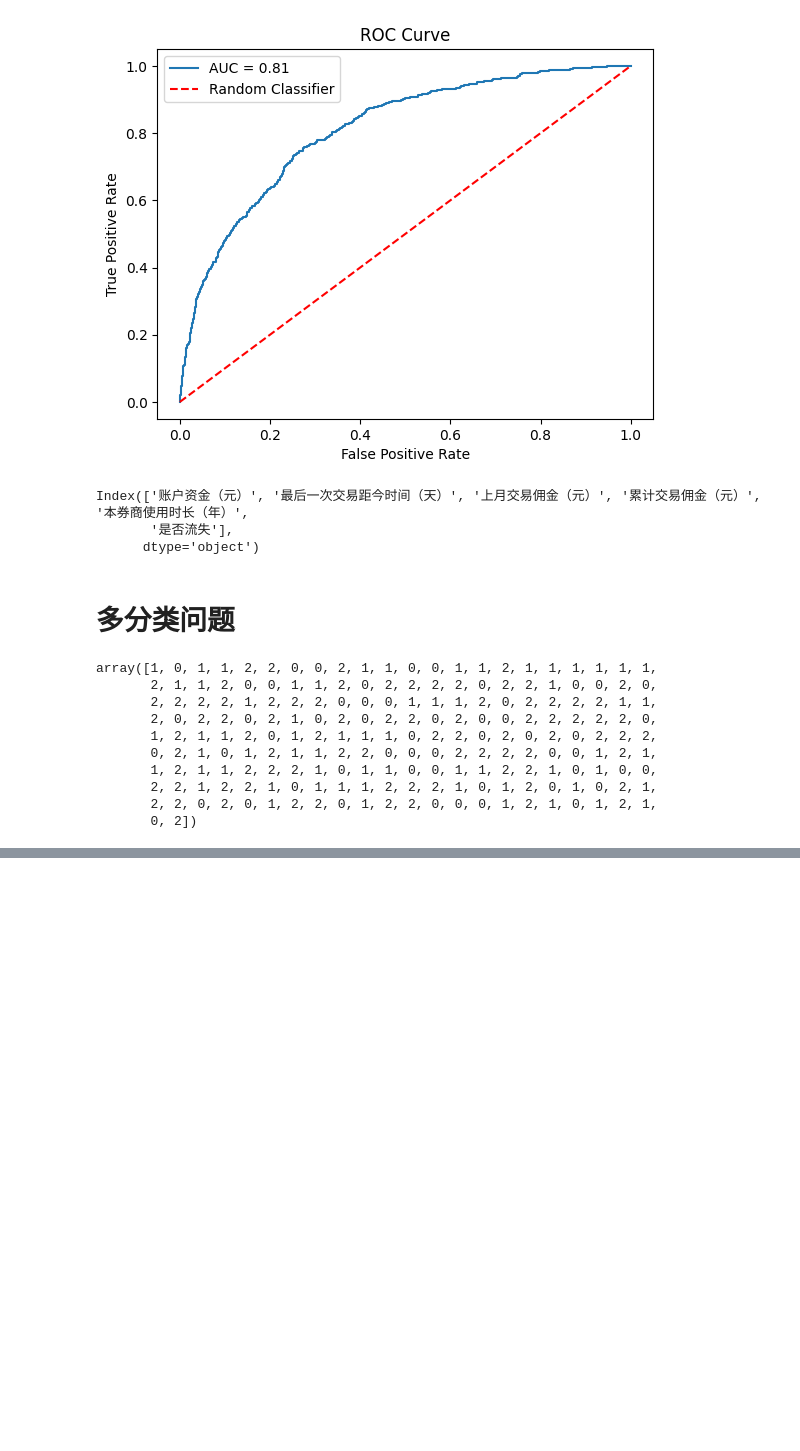
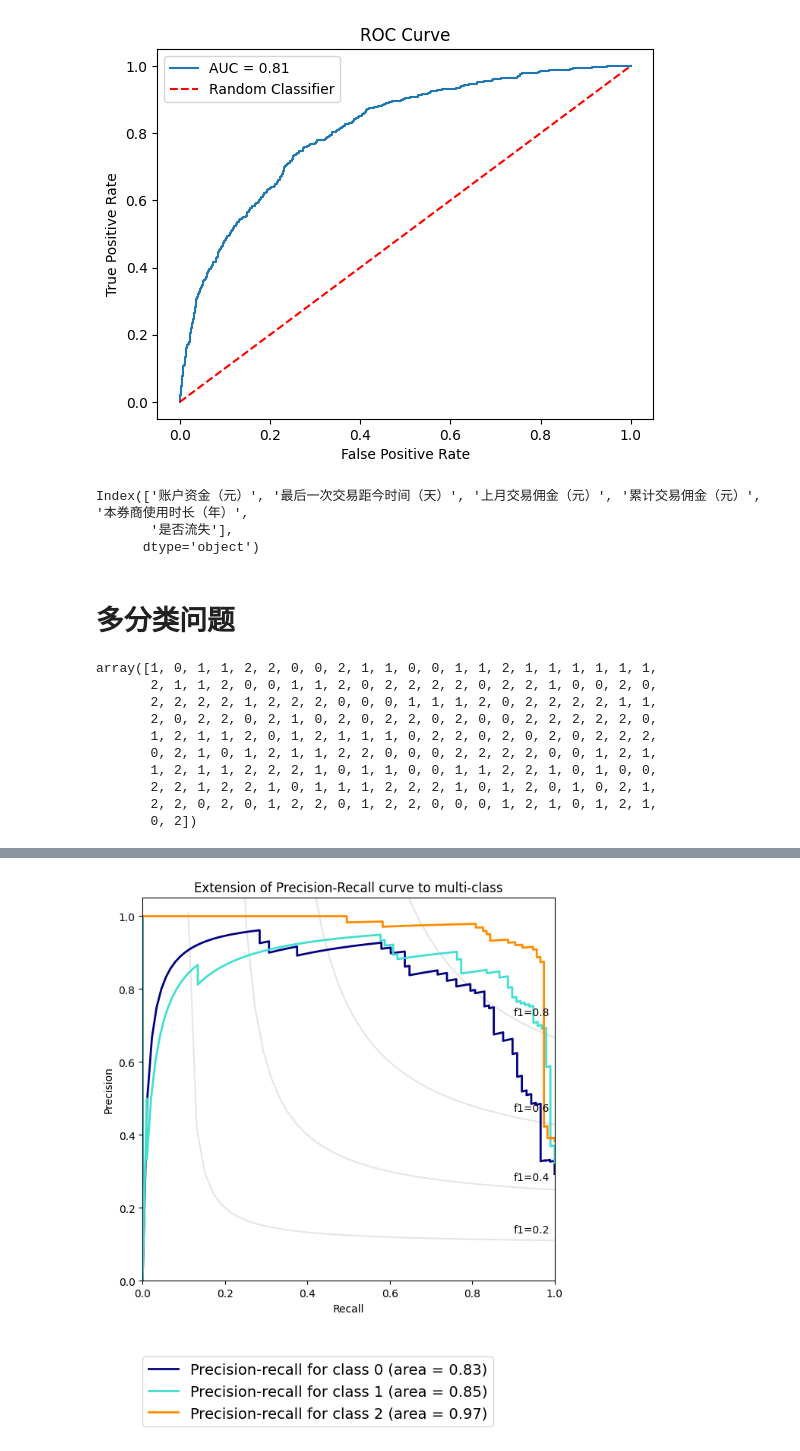
Before and after one commit to Bvbrutal/Machine-learning-basics, a Jupyter notebook: day02/logistic_regression.ipynb, the cells around one changed output, grey strips where cells are left out. Saved outputs shown, nothing was run; the diff lists cells and outputs as text; code cells hidden in the pictures; blank space fills up the shorter version.

```diff
--- a/day02/logistic_regression.ipynb
+++ b/day02/logistic_regression.ipynb
@@ -304,6 +304,11 @@ class LogisticRegressionMultiClass:
             self.weights -= self.learning_rate * dw
             self.bias -= self.learning_rate * db
 
+    def predict_proba(self, X):
+        model = np.dot(X, self.weights) + self.bias
+        y_prob = self.softmax(model)
+        return y_prob
+
     def predict(self, X):
         model = np.dot(X, self.weights) + self.bias
         y_predicted = self.softmax(model)
@@ -367,0 +373,2 @@ Confusion Matrix:
+# %%
+y_score=model.predict_proba(X_test)
@@ -367,0 +395,50 @@ Confusion Matrix:
+# %%
+from sklearn.metrics import precision_recall_curve
+from sklearn.metrics import average_precision_score
+from sklearn.preprocessing import label_binarize
+import matplotlib.pyplot as plt
+from itertools import cycle
+
+# 假设 y_test 是真实标签，y_score 是模型预测的概率
+# 将标签二值化
+n_classes = len(np.unique(y_test))
+y_test_binarized = label_binarize(y_test, classes=np.arange(n_classes))
+
+# 为每个类别计算Precision-Recall曲线和平均精度
+precision = dict()
+recall = dict()
+average_precision = dict()
+for i in range(n_classes):
+    precision[i], recall[i], _ = precision_recall_curve(y_test_binarized[:, i], y_score[:, i])
+    average_precision[i] = average_precision_score(y_test_binarized[:, i], y_score[:, i])
+
+# 绘制所有类别的曲线
+colors = cycle(['navy', 'turquoise', 'darkorange', 'cornflowerblue', 'teal'])
+plt.figure(figsize=(7, 8))
+f_scores = np.linspace(0.2, 0.8, num=4)
+lines = []
+labels = []
+for f_score in f_scores:
+    x = np.linspace(0.01, 1)
+    y = f_score * x / (2 * x - f_score)
+    l, = plt.plot(x[y >= 0], y[y >= 0], color='gray', alpha=0.2)
+    plt.annotate('f1={0:0.1f}'.format(f_score), xy=(0.9, y[45] + 0.02))
+
+for i, color in zip(range(n_classes), colors):
+    l, = plt.plot(recall[i], precision[i], color=color, lw=2)
+    lines.append(l)
+    labels.append('Precision-recall for class {0} (area = {1:0.2f})'
+                  ''.format(i, average_precision[i]))
+
+fig = plt.gcf()
+fig.subplots_adjust(bottom=0.25)
+plt.xlim([0.0, 1.0])
+plt.ylim([0.0, 1.05])
+plt.xlabel('Recall')
+plt.ylabel('Precision')
+plt.title('Extension of Precision-Recall curve to multi-class')
+plt.legend(lines, labels, loc=(0, -.38), prop=dict(size=14))
+
+plt.show()
+# %% [output]
+[figure, added]
```
Also changed, not shown: parts of 3 cells of this notebook.
